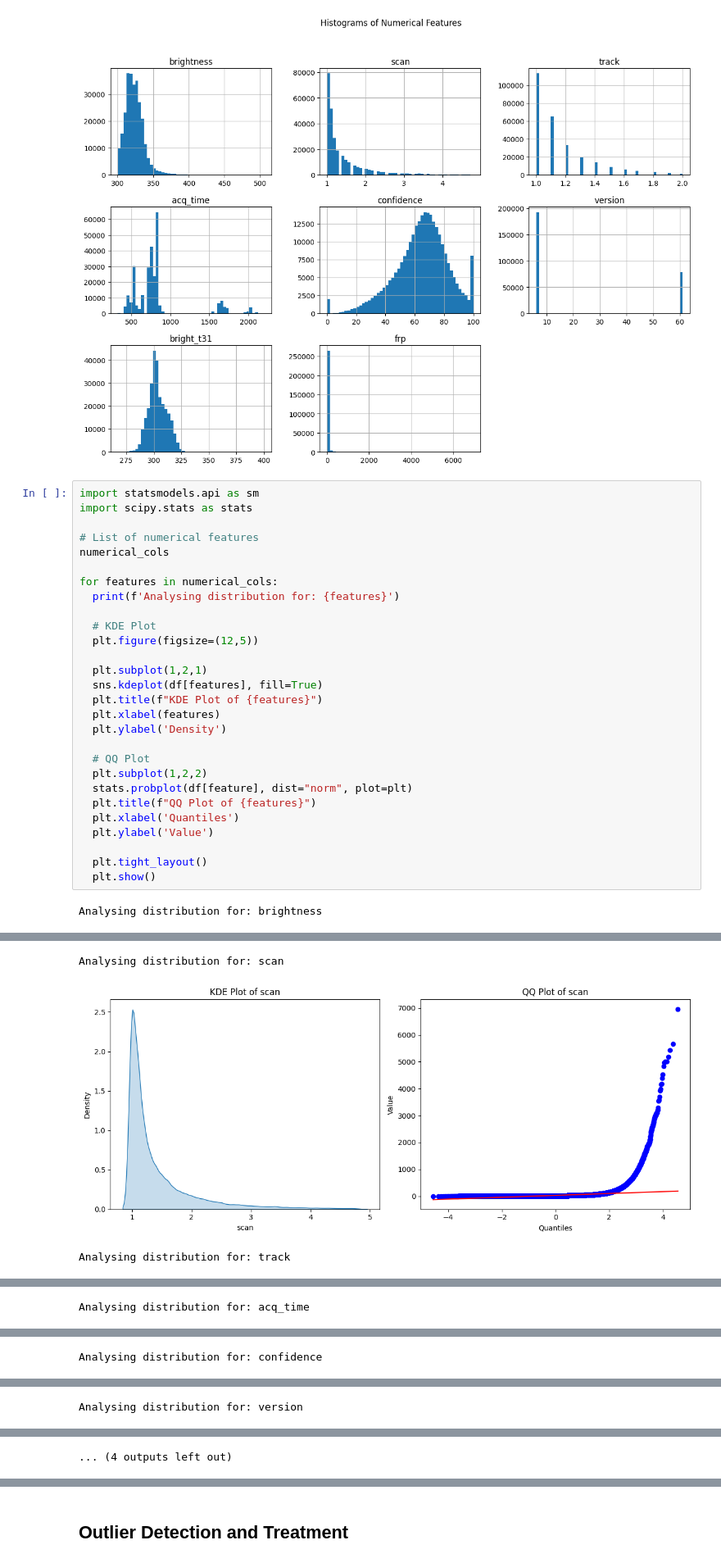
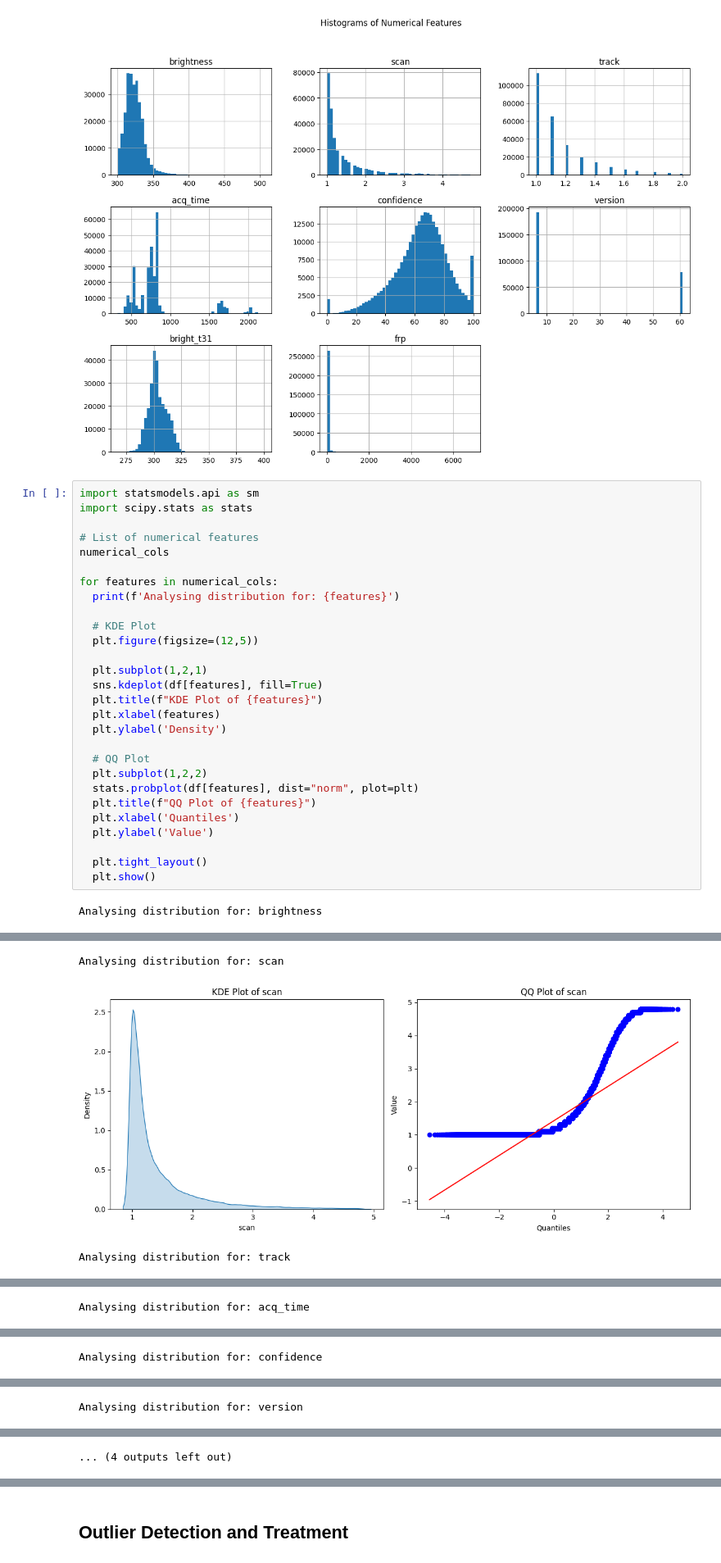
Before and after one commit to skyish21/Deforestation-Detection, a Jupyter notebook: Classification of Fire Types.ipynb, the cells around one changed output, grey strips where cells are left out. Shown at 82% size. Cells and saved outputs as stored; diff of their text form.

```diff
--- a/Classification of Fire Types.ipynb
+++ b/Classification of Fire Types.ipynb
@@ -307,7 +306,7 @@ for features in numerical_cols:
 
   # QQ Plot
   plt.subplot(1,2,2)
-  stats.probplot(df[feature], dist="norm", plot=plt)
+  stats.probplot(df[features], dist="norm", plot=plt)
   plt.title(f"QQ Plot of {features}")
   plt.xlabel('Quantiles')
   plt.ylabel('Value')
@@ -320,3 +319,3 @@ Analysing distribution for: brightness
 Analysing distribution for: scan
-[figure, old version]
+[figure, new version]
 Analysing distribution for: track
```
Also changed, not shown: parts of 22 cells of this notebook.
